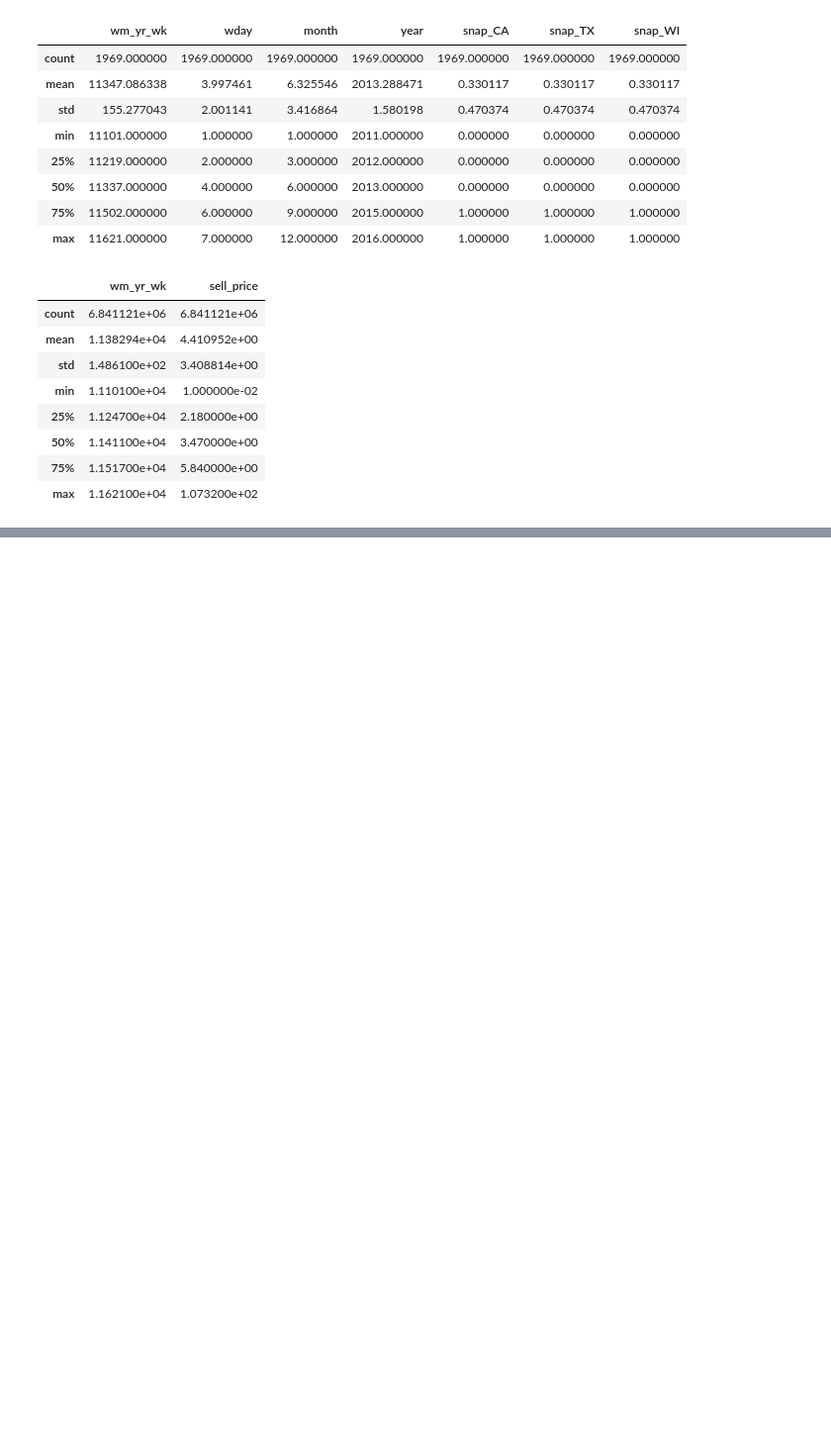
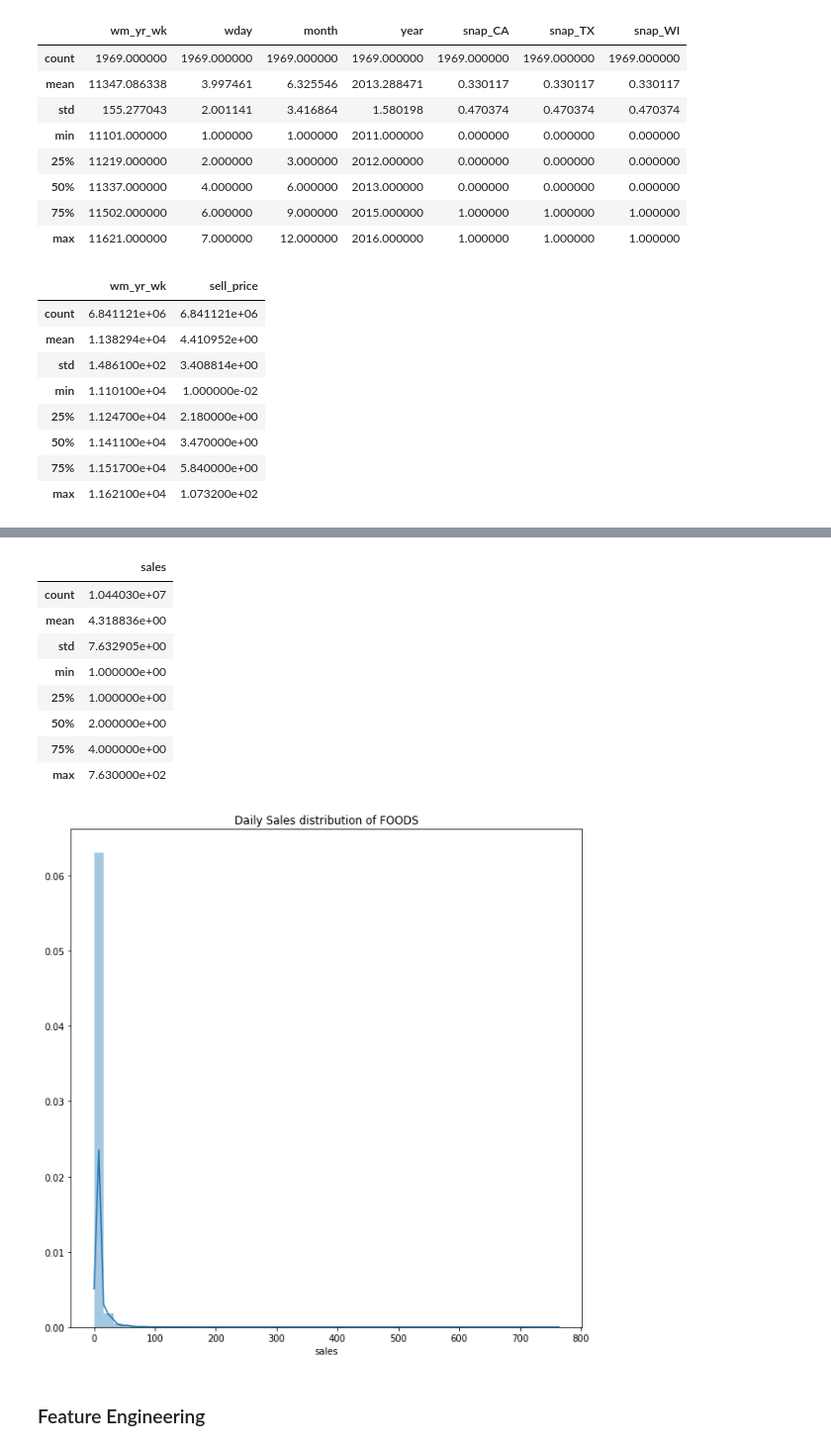
Before and after one commit to MarcoCaglia/M5-Forecasting-Accuracy, a Jupyter notebook: 20200325_eda.ipynb, the cells around one changed output, grey strips where cells are left out. Shown at 99% size. Cells and saved outputs as stored; diff of their text form; code cells hidden in the pictures; blank space fills up the shorter version.

```diff
--- a/20200325_eda.ipynb
+++ b/20200325_eda.ipynb
@@ -124,0 +144,15 @@ Name: sell_price, dtype: float64
+# %%
+next(x)
+# %% [output]
+|  | sales |
+| count | 1.044030e+07 |
+| mean | 4.318836e+00 |
+| std | 7.632905e+00 |
+| min | 1.000000e+00 |
+| 25% | 1.000000e+00 |
+| 50% | 2.000000e+00 |
+| 75% | 4.000000e+00 |
+| max | 7.630000e+02 |
+[figure, added]
+# %% [markdown]
+### Feature Engineering
```
Also changed, not shown: parts of 15 cells of this notebook, 1 other file.
